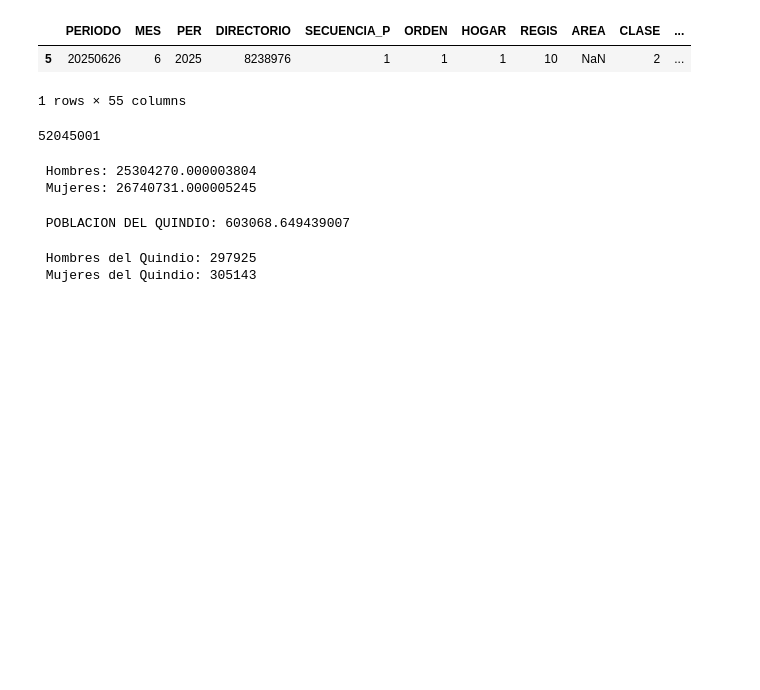
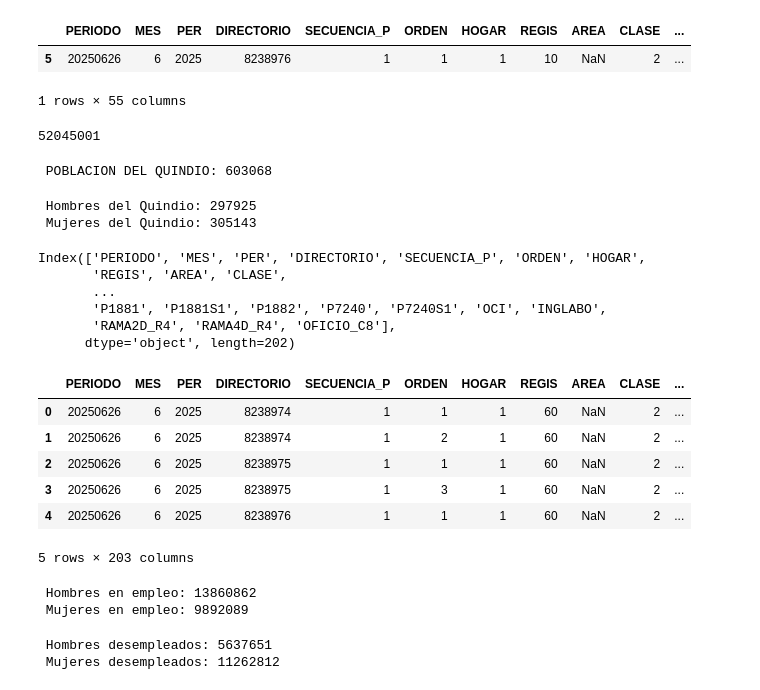
Before and after one commit to Th7287/Th7287, a Jupyter notebook: Notebooks/02-GEIH24-Manipulacion_tablas.ipynb, the cells around one changed output. Drawn from its saved outputs; the diff is of its cells as text; code cells hidden in the pictures; blank space fills up the shorter version.

Commit message:
Adelanto de clase para empezar taller 25-08-2025

```diff
--- a/Notebooks/02-GEIH24-Manipulacion_tablas.ipynb
+++ b/Notebooks/02-GEIH24-Manipulacion_tablas.ipynb
@@ -3,16 +3,16 @@
 import pandas as pd
 import numpy as np
 # %%
-#Caracteristicas generales, seguridad social en dalud y educacion
+#Caracteristicas generales, seguridad social en salud y educacion
 
 #Leyendo los datos de la geih a patir del repositorio del profesor
 df_cgsse = pd.read_csv("https://github.com/niconomist98/DataAnalyticsUQ/raw/refs/heads/main/Datos/GEIH2025/cgsse.CSV"
                        ,encoding="latin", sep= ";")
 df_ft = pd.read_csv("https://github.com/niconomist98/DataAnalyticsUQ/raw/refs/heads/main/Datos/GEIH2025/Fuerza%20de%20trabajo.CSV"
                        ,encoding="latin", sep= ";")
-df_ocuapdo = pd.read_csv("https://github.com/niconomist98/DataAnalyticsUQ/raw/refs/heads/main/Datos/GEIH2025/Ocupados.CSV"
+df_ocupado = pd.read_csv("https://github.com/niconomist98/DataAnalyticsUQ/raw/refs/heads/main/Datos/GEIH2025/Ocupados.CSV"
                        ,encoding="latin", sep= ";")
-df_no_ocupados = pd.read_csv("https://github.com/niconomist98/DataAnalyticsUQ/raw/refs/heads/main/Datos/GEIH2025/No%20ocupados.CSV"
+df_desocupados = pd.read_csv("https://github.com/niconomist98/DataAnalyticsUQ/raw/refs/heads/main/Datos/GEIH2025/No%20ocupados.CSV"
                        ,encoding="latin", sep= ";")
 # %%
 df_cgsse["DIRECTORIO"].unique().tolist()
@@ -45,14 +45,3 @@ df_cgsse[df_cgsse["DIRECTORIO"]==8238976]
 int(df_cgsse["FEX_C18"].sum())
 # %% [output]
 52045001
-# %%
-#Determinando la poblacion de mujeres y hombre
-#Masculino = 1 y Femenino = 2
-
-PH = df_cgsse[df_cgsse['P3271']==1]['FEX_C18'].sum()
-PM = df_cgsse[df_cgsse['P3271']==2]['FEX_C18'].sum()
-print(f' Hombres: {PH}')
-print(f' Mujeres: {PM}')
-# %% [output]
- Hombres: 25304270.000003804
- Mujeres: 26740731.000005245
@@ -60,9 +55,9 @@ print(f' Mujeres: {PM}')
 #Determinando la poblacion del Quindio
 PQ = df_cgsse[df_cgsse['DPTO']==63]
 PQS = df_cgsse[df_cgsse['DPTO']==63]['FEX_C18'].sum()
-print(f' POBLACION DEL QUINDIO: {PQS}')
+print(f' POBLACION DEL QUINDIO:',int(PQS))
 # %% [output]
- POBLACION DEL QUINDIO: 603068.649439007
+ POBLACION DEL QUINDIO: 603068
 # %%
 PHQ = PQ[PQ['P3271']==1]['FEX_C18'].sum()
 PMQ = PQ[PQ['P3271']==2]['FEX_C18'].sum()
@@ -71,3 +66,55 @@ print(f' Mujeres del Quindio:',int(PMQ))
 # %% [output]
  Hombres del Quindio: 297925
  Mujeres del Quindio: 305143
+# %%
+#Determinar los hombre y mujeres Ocuapdos, no Ocupados y Fuerza de trabajo en toda colombia
+
+#Primero necesitamos verificar si P3271 existe en la tabla de ocupados
+
+df_ocupado.columns
+# %% [output]
+Index(['PERIODO', 'MES', 'PER', 'DIRECTORIO', 'SECUENCIA_P', 'ORDEN', 'HOGAR',
+       'REGIS', 'AREA', 'CLASE',
+       ...
+       'P1881', 'P1881S1', 'P1882', 'P7240', 'P7240S1', 'OCI', 'INGLABO',
+       'RAMA2D_R4', 'RAMA4D_R4', 'OFICIO_C8'],
+      dtype='object', length=202)
+# %%
+#Como podemos ver esta columna de genero no existe, entonces hacemos un merge para agregar nuestras columnas
+
+df_ocupados_genero = pd.merge(df_ocupado, df_cgsse[['DIRECTORIO','SECUENCIA_P','ORDEN','P3271']],
+                       on=['DIRECTORIO','SECUENCIA_P','ORDEN'], how='left')
+
+df_ocupados_genero.head()
+# %% [output]
+|  | PERIODO | MES | PER | DIRECTORIO | SECUENCIA_P | ORDEN | HOGAR | REGIS | AREA | CLASE | ... |
+| 0 | 20250626 | 6 | 2025 | 8238974 | 1 | 1 | 1 | 60 | NaN | 2 | ... |
+| 1 | 20250626 | 6 | 2025 | 8238974 | 1 | 2 | 1 | 60 | NaN | 2 | ... |
+| 2 | 20250626 | 6 | 2025 | 8238975 | 1 | 1 | 1 | 60 | NaN | 2 | ... |
+| 3 | 20250626 | 6 | 2025 | 8238975 | 1 | 3 | 1 | 60 | NaN | 2 | ... |
+| 4 | 20250626 | 6 | 2025 | 8238976 | 1 | 1 | 1 | 60 | NaN | 2 | ... |
+5 rows × 203 columns
+# %%
+#Una vez determinado esto podemos hacer el calculo
+
+#Hombre y mujeres en condicion de ocupados
+PHO = df_ocupados_genero[df_ocupados_genero['P3271']==1]['FEX_C18'].sum()
+PMO = df_ocupados_genero[df_ocupados_genero['P3271']==2]['FEX_C18'].sum()
+print(f' Hombres en empleo:',int(PHO))
+print(f' Mujeres en empleo:',int(PMO))
+# %% [output]
+ Hombres en empleo: 13860862
+ Mujeres en empleo: 9892089
+# %%
+#Ahora haciendo lo mismo con loS desocupados
+df_desocupados_genero = pd.merge(df_desocupados, df_cgsse[['DIRECTORIO','SECUENCIA_P','ORDEN','P3271']],
+                       on=['DIRECTORIO','SECUENCIA_P','ORDEN'], how='left')
+
+
+PHDO = df_desocupados_genero[df_desocupados_genero['P3271']==1]['FEX_C18'].sum()
+PMDO = df_desocupados_genero[df_desocupados_genero['P3271']==2]['FEX_C18'].sum()
+print(f' Hombres desempleados:',int(PHDO))
+print(f' Mujeres desempleados:',int(PMDO))
+# %% [output]
+ Hombres desempleados: 5637651
+ Mujeres desempleados: 11262812
```
Also changed, not shown: parts of 2 cells of this notebook.
